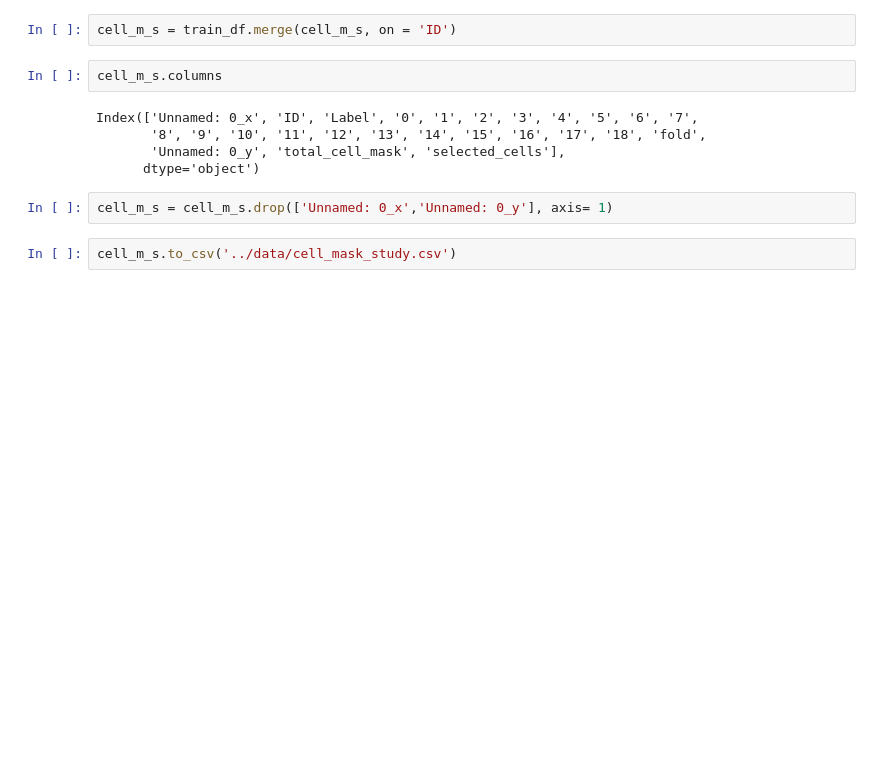
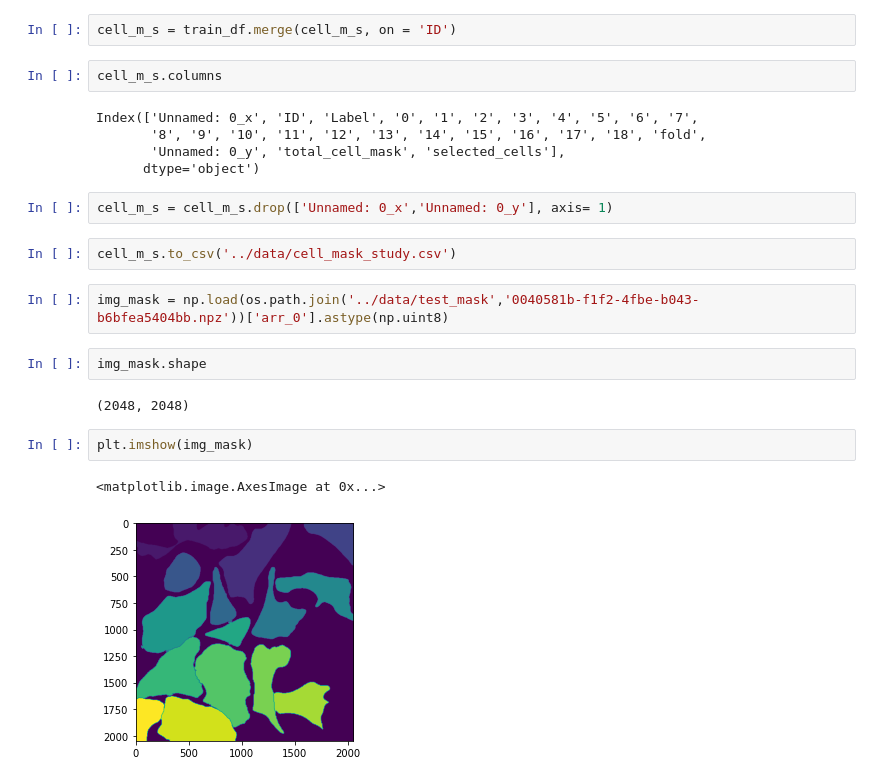
Before and after one commit to yuvaramsingh94/human_protein_atlas, a Jupyter notebook: code/initial_cell_segmentation.ipynb, the cells around one changed output. Saved outputs shown, nothing was run; the diff lists cells and outputs as text; blank space fills up the shorter version.

Commit message:
local test submission

```diff
--- a/code/initial_cell_segmentation.ipynb
+++ b/code/initial_cell_segmentation.ipynb
@@ -457,3 +457,14 @@ Index(['Unnamed: 0_x', 'ID', 'Label', '0', '1', '2', '3', '4', '5', '6', '7',
 cell_m_s = cell_m_s.drop(['Unnamed: 0_x','Unnamed: 0_y'], axis= 1)
 # %%
 cell_m_s.to_csv('../data/cell_mask_study.csv')
+# %%
+img_mask = np.load(os.path.join('../data/test_mask','0040581b-f1f2-4fbe-b043-b6bfea5404bb.npz'))['arr_0'].astype(np.uint8)
+# %%
+img_mask.shape
+# %% [output]
+(2048, 2048)
+# %%
+plt.imshow(img_mask)
+# %% [output]
+<matplotlib.image.AxesImage at 0x...>
+[figure, added]
```
Also changed, not shown: parts of 2 cells of this notebook, 4 other files.
